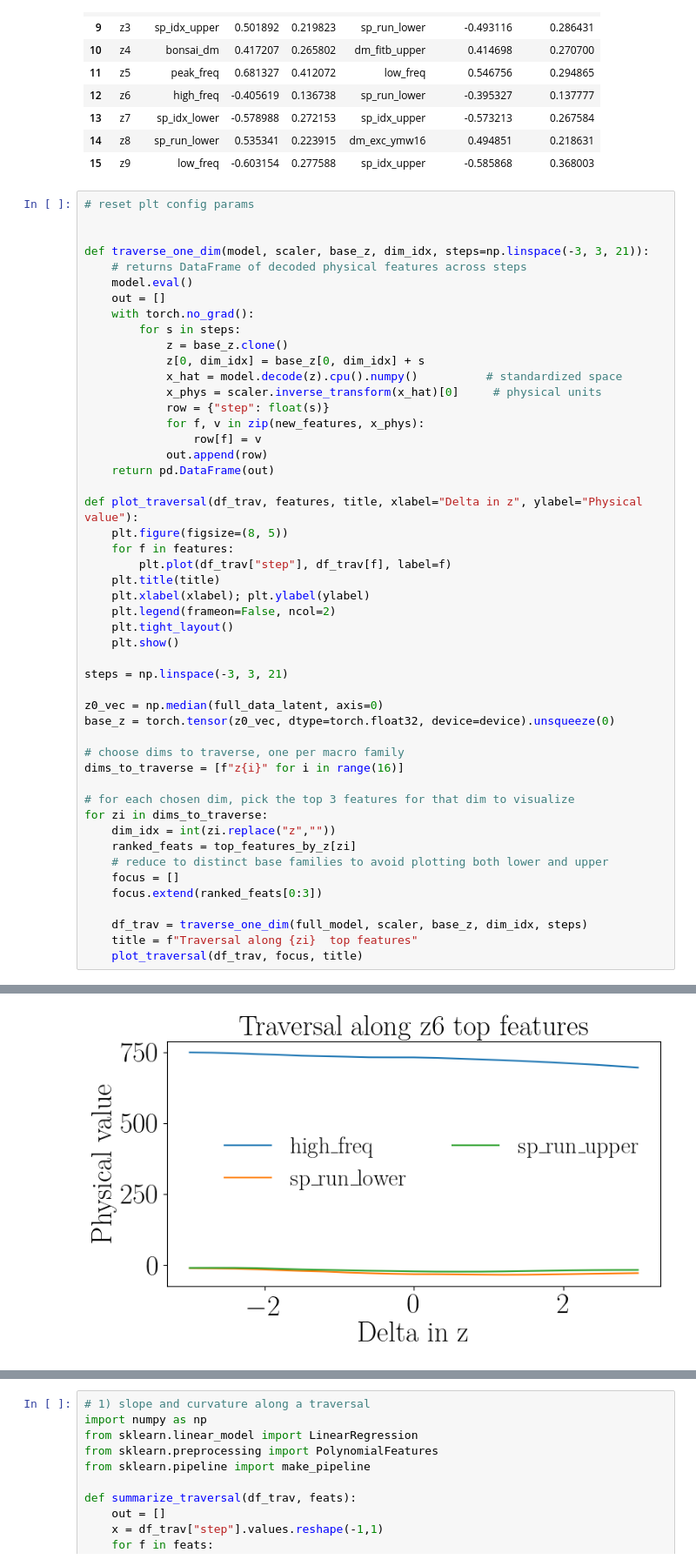
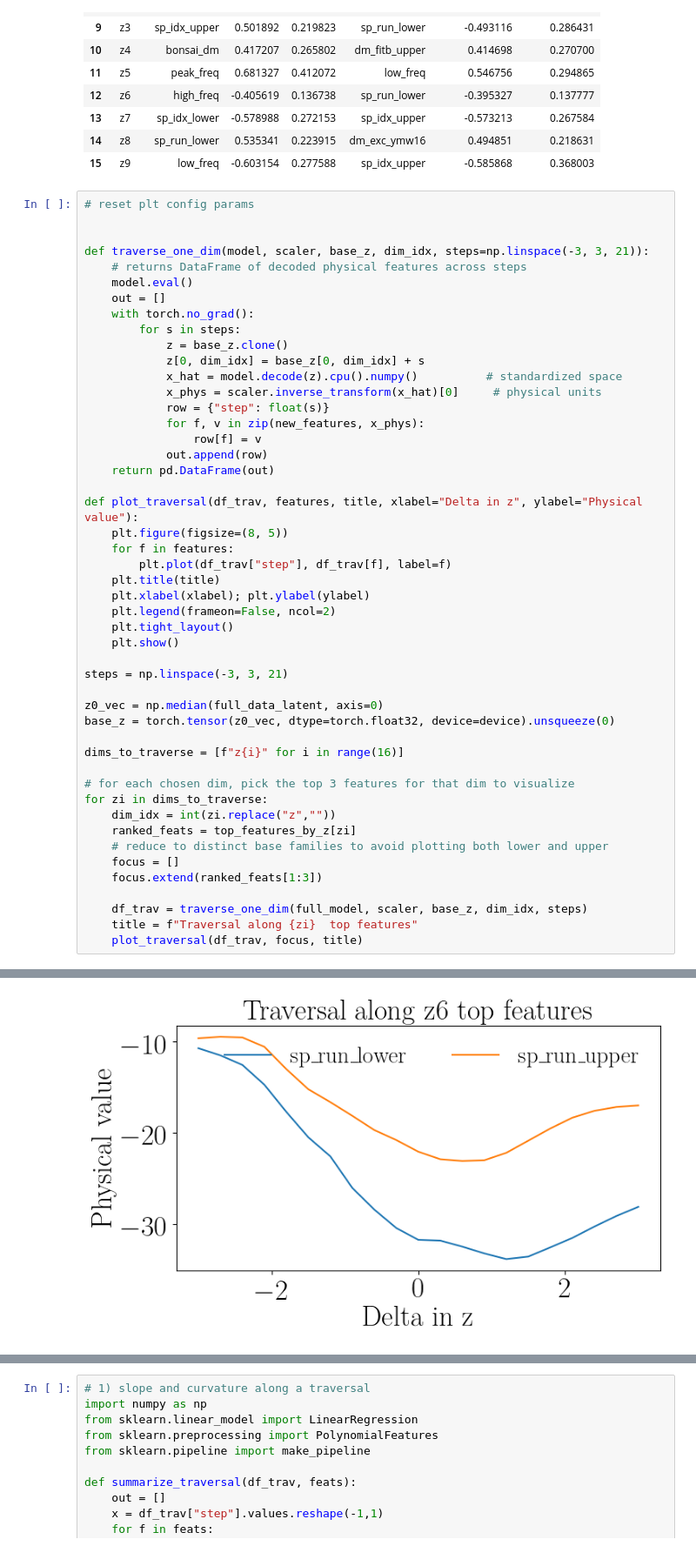
Before and after one commit to rtenacity/frb-analysis, a Jupyter notebook: chime_data/analysis.ipynb, the cells around one changed output, grey strips where cells are left out. Shown at 87% size. Saved outputs shown, nothing was run; the diff lists cells and outputs as text.

```diff
--- a/chime_data/analysis.ipynb
+++ b/chime_data/analysis.ipynb
@@ -1344,7 +1344,6 @@ steps = np.linspace(-3, 3, 21)
 z0_vec = np.median(full_data_latent, axis=0)
 base_z = torch.tensor(z0_vec, dtype=torch.float32, device=device).unsqueeze(0)
 
-# choose dims to traverse, one per macro family
 dims_to_traverse = [f"z{i}" for i in range(16)]
 
 # for each chosen dim, pick the top 3 features for that dim to visualize
@@ -1353,7 +1352,7 @@ for zi in dims_to_traverse:
     ranked_feats = top_features_by_z[zi]
     # reduce to distinct base families to avoid plotting both lower and upper
     focus = []
-    focus.extend(ranked_feats[0:3])
+    focus.extend(ranked_feats[1:3])
 
     df_trav = traverse_one_dim(full_model, scaler, base_z, dim_idx, steps)
     title = f"Traversal along {zi}  top features"
@@ -1368 +1367 @@ for zi in dims_to_traverse:
-[figure, old version]
+[figure, new version]
```
Also changed, not shown: parts of 2 cells of this notebook.
